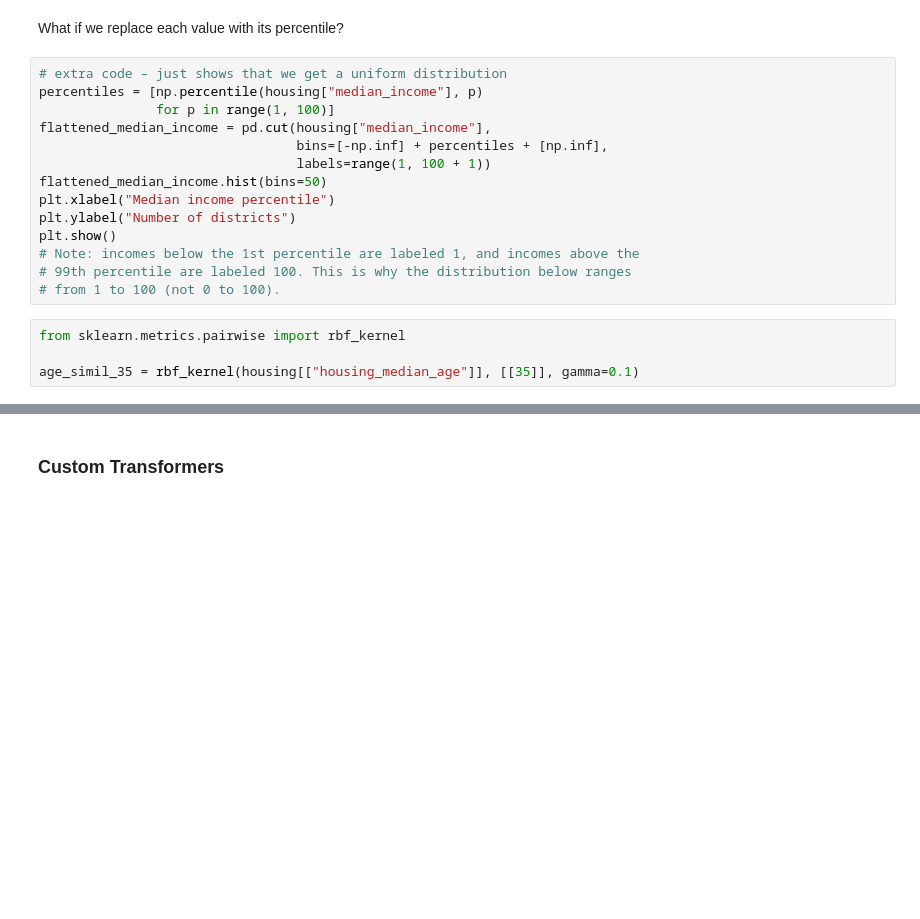
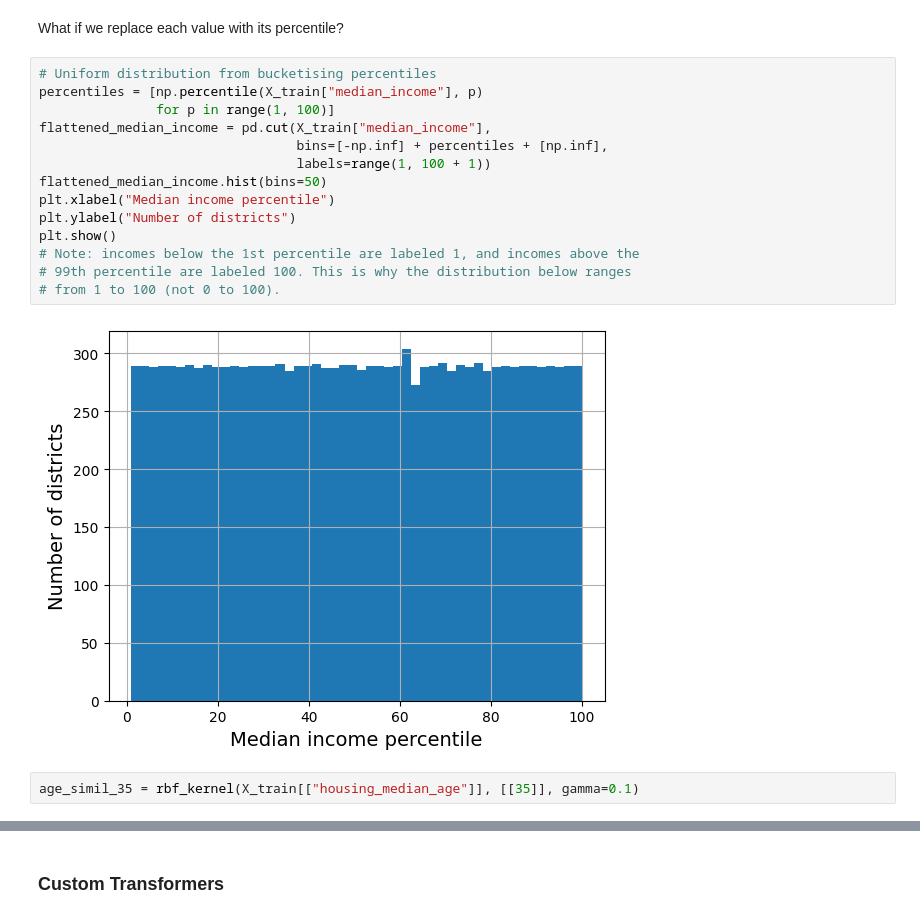
Before and after one commit to leslie-zi-pan/handson-ml3, a Jupyter notebook: 02_end_to_end_machine_learning_project.ipynb, the cells around one changed output, grey strips where cells are left out. Cells and saved outputs as stored; diff of their text form; blank space fills up the shorter version.

```diff
--- a/02_end_to_end_machine_learning_project.ipynb
+++ b/02_end_to_end_machine_learning_project.ipynb
@@ -495,20 +648,20 @@ plt.show()
 # %% [markdown]
 What if we replace each value with its percentile?
 # %%
-# extra code – just shows that we get a uniform distribution
-percentiles = [np.percentile(housing["median_income"], p)
+# Uniform distribution from bucketising percentiles
+percentiles = [np.percentile(X_train["median_income"], p)
                for p in range(1, 100)]
-flattened_median_income = pd.cut(housing["median_income"],
+flattened_median_income = pd.cut(X_train["median_income"],
                                  bins=[-np.inf] + percentiles + [np.inf],
                                  labels=range(1, 100 + 1))
 flattened_median_income.hist(bins=50)
 plt.xlabel("Median income percentile")
 plt.ylabel("Number of districts")
 plt.show()
 # Note: incomes below the 1st percentile are labeled 1, and incomes above the
 # 99th percentile are labeled 100. This is why the distribution below ranges
 # from 1 to 100 (not 0 to 100).
+# %% [output]
+[figure, added]
 # %%
-from sklearn.metrics.pairwise import rbf_kernel
-
-age_simil_35 = rbf_kernel(housing[["housing_median_age"]], [[35]], gamma=0.1)
+age_simil_35 = rbf_kernel(X_train[["housing_median_age"]], [[35]], gamma=0.1)
```
Also changed, not shown: parts of 72 cells of this notebook.
